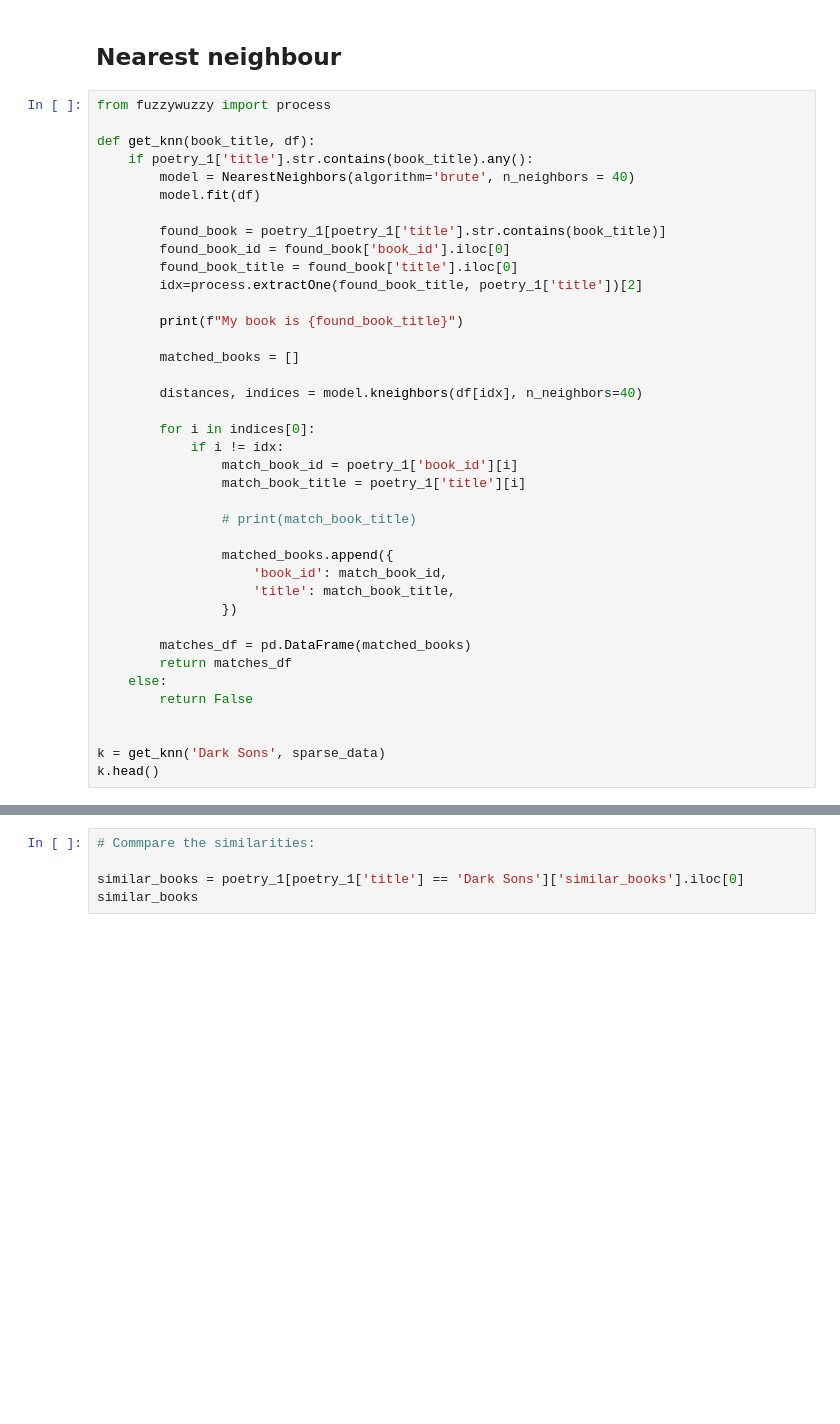
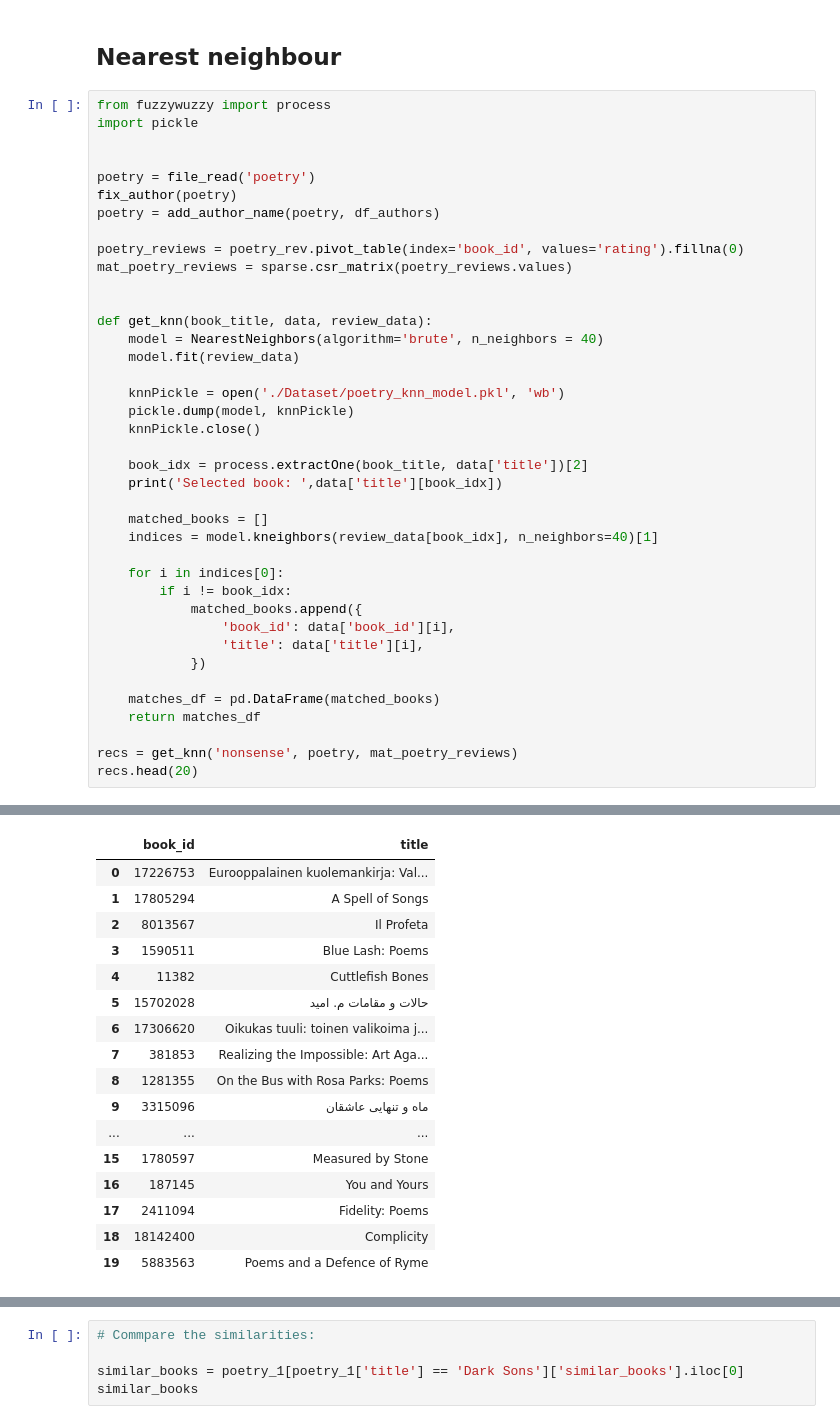
Before and after one commit to ninamamaeva/recommendation_engine, a Jupyter notebook: Untitled.ipynb, the cells around one changed output, grey strips where cells are left out. Saved outputs shown, nothing was run; the diff lists cells and outputs as text; blank space fills up the shorter version.

```diff
--- a/Untitled.ipynb
+++ b/Untitled.ipynb
@@ -378,41 +434,41 @@ My book is Dark Sons
 ## Nearest neighbour
 # %%
 from fuzzywuzzy import process
-
-def get_knn(book_title, df):
-    if poetry_1['title'].str.contains(book_title).any():
-        model = NearestNeighbors(algorithm='brute', n_neighbors = 40)
-        model.fit(df)
-
-        found_book = poetry_1[poetry_1['title'].str.contains(book_title)]
-        found_book_id = found_book['book_id'].iloc[0]
-        found_book_title = found_book['title'].iloc[0]
-        idx=process.extractOne(found_book_title, poetry_1['title'])[2]
-
-        print(f"My book is {found_book_title}")
-
-        matched_books = []
-
-        distances, indices = model.kneighbors(df[idx], n_neighbors=40)
-
-        for i in indices[0]:
-            if i != idx:
-                match_book_id = poetry_1['book_id'][i]
-                match_book_title = poetry_1['title'][i]
-
-                # print(match_book_title)
-
-                matched_books.append({
-                    'book_id': match_book_id,
-                    'title': match_book_title,
-                })
-
-        matches_df = pd.DataFrame(matched_books)
-        return matches_df
-    else:
-        return False
+import pickle
 
 
-k = get_knn('Dark Sons', sparse_data)
-k.head()
+poetry = file_read('poetry')
+fix_author(poetry)
+poetry = add_author_name(poetry, df_authors)
+
+poetry_reviews = poetry_rev.pivot_table(index='book_id', values='rating').fillna(0)
+mat_poetry_reviews = sparse.csr_matrix(poetry_reviews.values)
+
+
+def get_knn(book_title, data, review_data):
+    model = NearestNeighbors(algorithm='brute', n_neighbors = 40)
+    model.fit(review_data)
+
+    knnPickle = open('./Dataset/poetry_knn_model.pkl', 'wb')
+    pickle.dump(model, knnPickle)
+    knnPickle.close()
+
+    book_idx = process.extractOne(book_title, data['title'])[2]
+    print('Selected book: ',data['title'][book_idx])
+
+    matched_books = []
+    indices = model.kneighbors(review_data[book_idx], n_neighbors=40)[1]
+
+    for i in indices[0]:
+        if i != book_idx:
+            matched_books.append({
+                'book_id': data['book_id'][i],
+                'title': data['title'][i],
+            })
+
+    matches_df = pd.DataFrame(matched_books)
+    return matches_df
+
+recs = get_knn('nonsense', poetry, mat_poetry_reviews)
+recs.head(20)
 # %% [output]
@@ -419,0 +480,17 @@ NameError: name 'sparse_data' is not defined
+|  | book_id | title |
+| 0 | 17226753 | Eurooppalainen kuolemankirja: Val... |
+| 1 | 17805294 | A Spell of Songs |
+| 2 | 8013567 | Il Profeta |
+| 3 | 1590511 | Blue Lash: Poems |
+| 4 | 11382 | Cuttlefish Bones |
+| 5 | 15702028 | حالات و مقامات م. امید |
+| 6 | 17306620 | Oikukas tuuli: toinen valikoima j... |
+| 7 | 381853 | Realizing the Impossible: Art Aga... |
+| 8 | 1281355 | On the Bus with Rosa Parks: Poems |
+| 9 | 3315096 | ماه و تنهایی عاشقان |
+| ... | ... | ... |
+| 15 | 1780597 | Measured by Stone |
+| 16 | 187145 | You and Yours |
+| 17 | 2411094 | Fidelity: Poems |
+| 18 | 18142400 | Complicity |
+| 19 | 5883563 | Poems and a Defence of Ryme |
```
Also changed, not shown: parts of 11 cells of this notebook, 2 other files.
